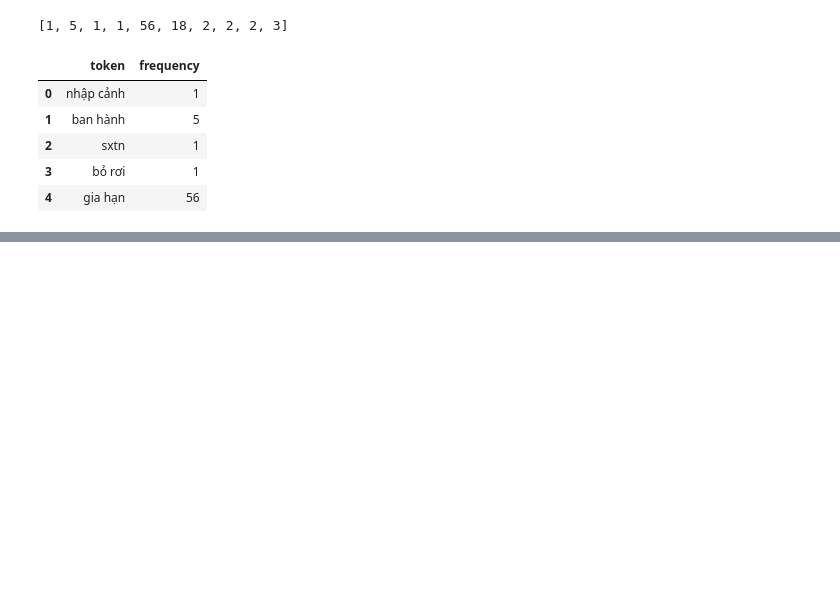
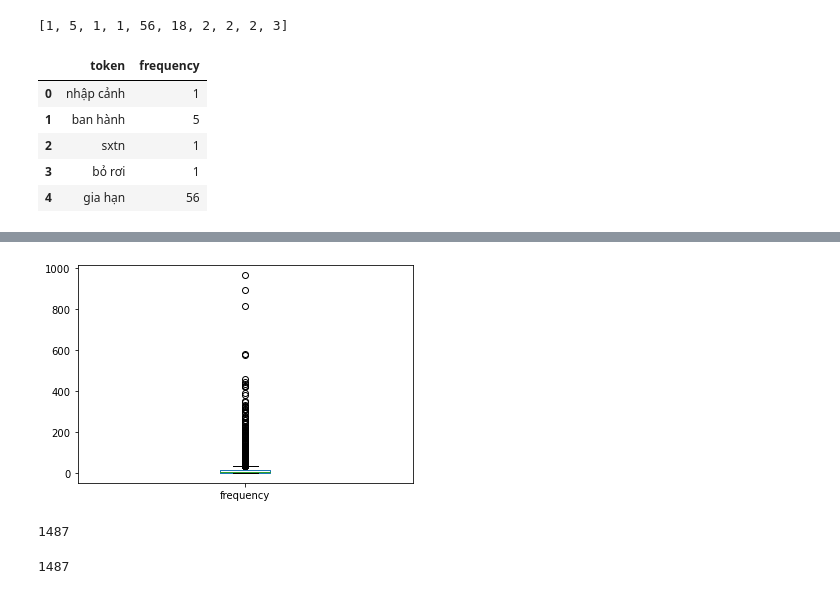
Before and after one commit to Mingg2211/NamDinh_V1, a Jupyter notebook: notebook/experiment.ipynb, the cells around one changed output, grey strips where cells are left out. Cells and saved outputs as stored; diff of their text form; code cells hidden in the pictures; blank space fills up the shorter version.

```diff
--- a/notebook/experiment.ipynb
+++ b/notebook/experiment.ipynb
@@ -296,0 +312,5 @@ df.head(10)
+# %%
+df.plot(kind='box',subplots = True, sharex = False)
+pyplot.show()
+# %% [output]
+[figure, added]
@@ -296,0 +319,4 @@ df.head(10)
+# %%
+len(df_filtered)
+# %% [output]
+1487
@@ -298,0 +329,4 @@ df.to_csv('../data/token_frequency.csv',index=False)
+# %%
+len(a)
+# %% [output]
+1487
```
Also changed, not shown: parts of 25 cells of this notebook, 9 other files.
